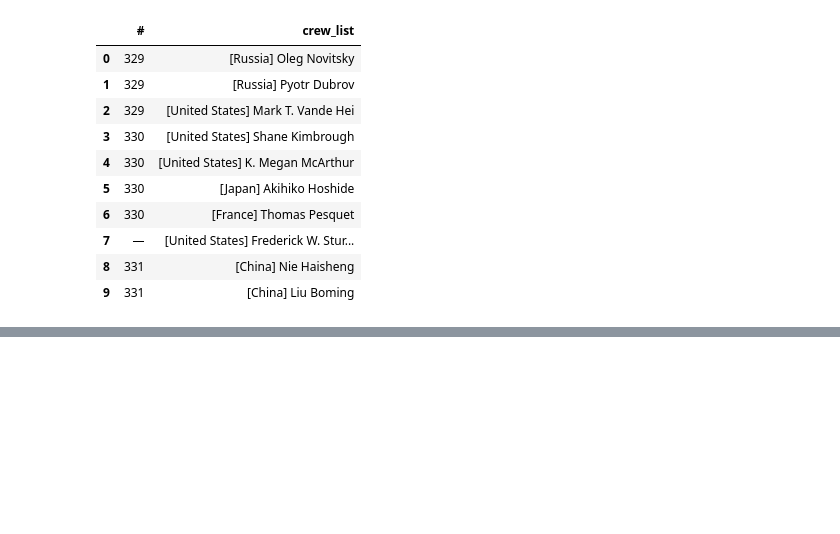
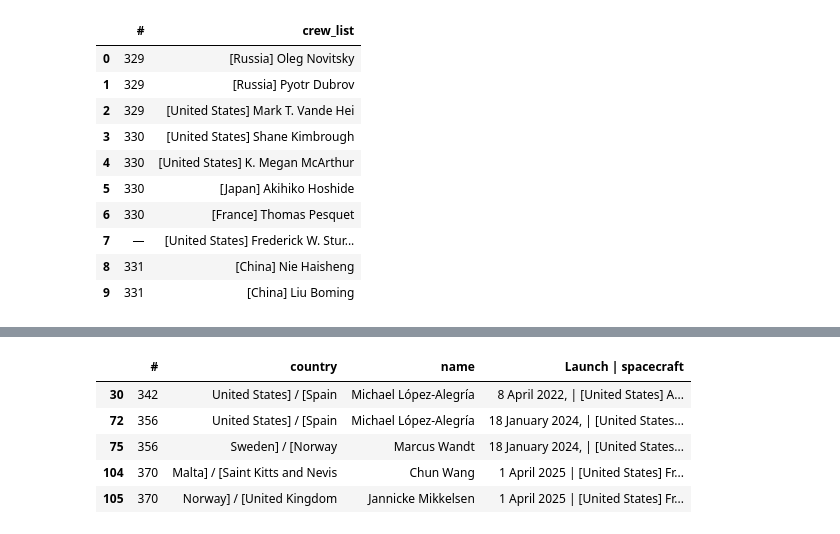
Before and after one commit to MayaVolkov/astronaut-missions-analysis, a Jupyter notebook: Astronaut_Mission_Analysis_.ipynb, the cells around one changed output, grey strips where cells are left out. Drawn from its saved outputs; the diff is of its cells as text; code cells hidden in the pictures; blank space fills up the shorter version.

```diff
--- a/Astronaut_Mission_Analysis_.ipynb
+++ b/Astronaut_Mission_Analysis_.ipynb
@@ -412,0 +544,11 @@ astronaut rows: 270
+# %%
+# the 5 dual-nationality astronauts to look up
+dual = orbital.loc[orbital["country"].str.contains("/"), ["#", "country", "name", "Launch | spacecraft"]]
+dual
+# %% [output]
+|  | # | country | name | Launch | spacecraft |
+| 30 | 342 | United States] / [Spain | Michael López-Alegría | 8 April 2022, | [United States] A... |
+| 72 | 356 | United States] / [Spain | Michael López-Alegría | 18 January 2024, | [United States... |
+| 75 | 356 | Sweden] / [Norway | Marcus Wandt | 18 January 2024, | [United States... |
+| 104 | 370 | Malta] / [Saint Kitts and Nevis | Chun Wang | 1 April 2025 | [United States] Fr... |
+| 105 | 370 | Norway] / [United Kingdom | Jannicke Mikkelsen | 1 April 2025 | [United States] Fr... |
```
Also changed, not shown: parts of 12 cells of this notebook.
